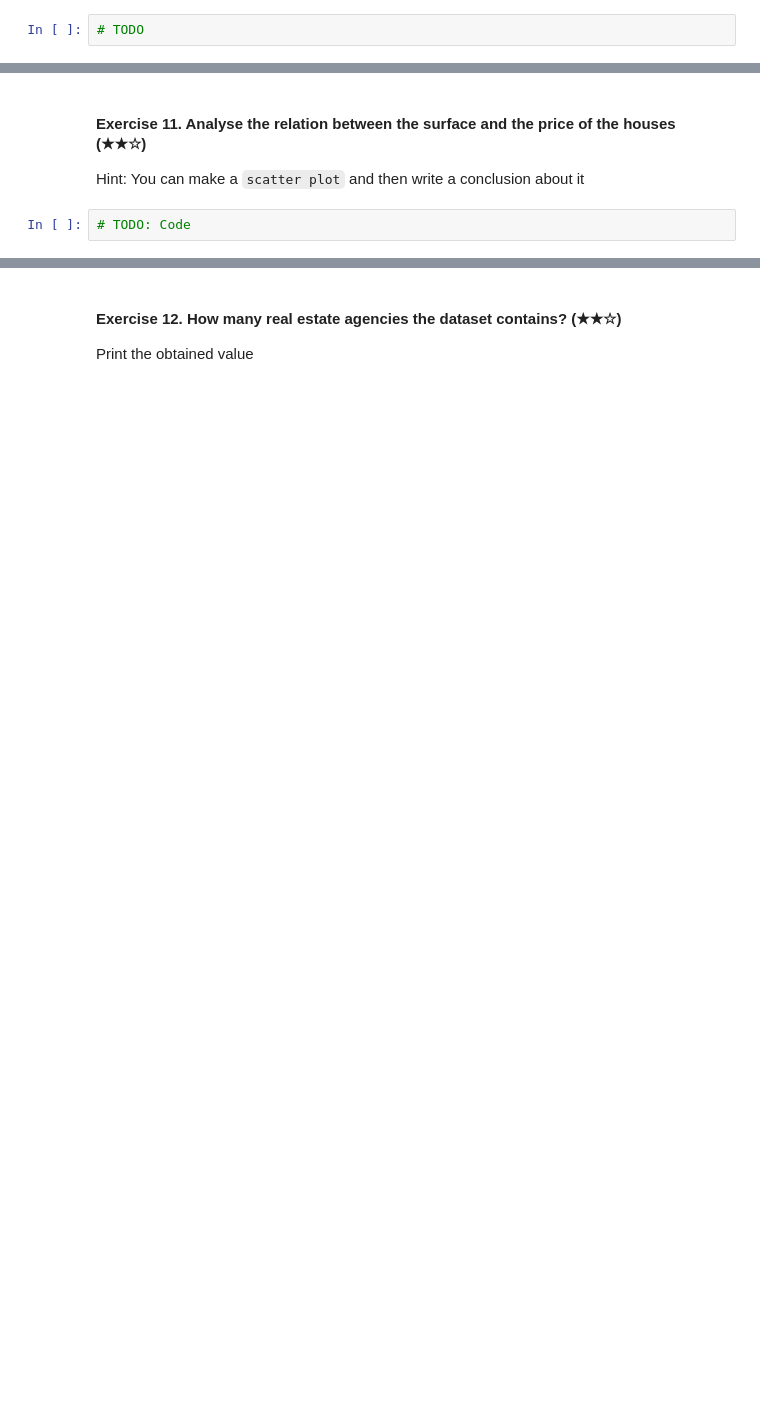
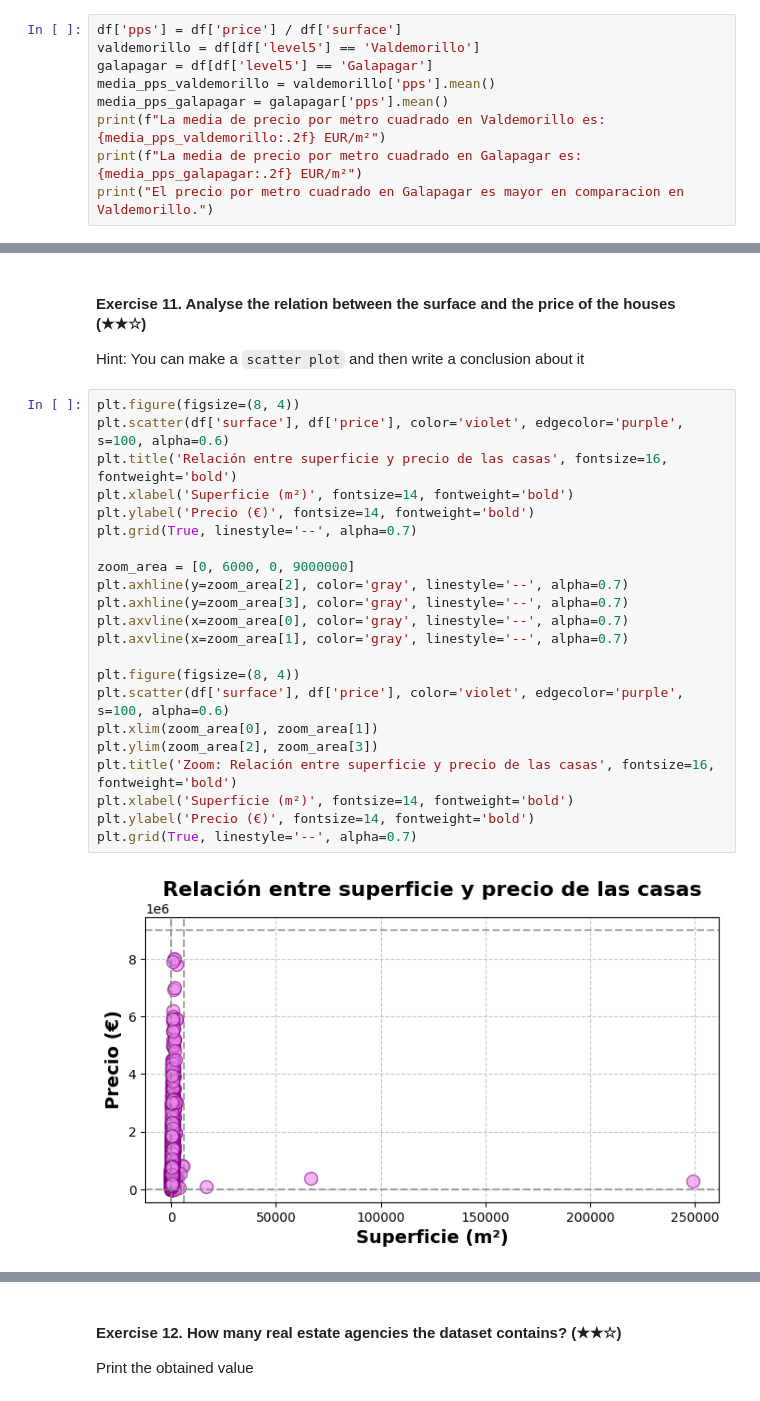
Before and after one commit to Indreeky/realestate-datacleanup-exercise, a Jupyter notebook: project.ipynb, the cells around one changed output, grey strips where cells are left out. Saved outputs shown, nothing was run; the diff lists cells and outputs as text; blank space fills up the shorter version.

```diff
--- a/project.ipynb
+++ b/project.ipynb
@@ -132,4 +187,11 @@ Print the both average prices and then write a conclusion about
 
 Hint: Create a new column called `pps` (price per square) and then analyse the values
 # %%
-# TODO
+df['pps'] = df['price'] / df['surface']
+valdemorillo = df[df['level5'] == 'Valdemorillo']
+galapagar = df[df['level5'] == 'Galapagar']
+media_pps_valdemorillo = valdemorillo['pps'].mean()
+media_pps_galapagar = galapagar['pps'].mean()
+print(f"La media de precio por metro cuadrado en Valdemorillo es: {media_pps_valdemorillo:.2f} EUR/m²")
+print(f"La media de precio por metro cuadrado en Galapagar es: {media_pps_galapagar:.2f} EUR/m²")
+print("El precio por metro cuadrado en Galapagar es mayor en comparacion en Valdemorillo.")
@@ -137,5 +203,27 @@ Hint: Create a new column called `pps` (price per square) and then analyse the v
 #### Exercise 11. Analyse the relation between the surface and the price of the houses (★★☆)
 
 Hint: You can make a `scatter plot` and then write a conclusion about it
-# %%
-# TODO: Code
+# %%
+plt.figure(figsize=(8, 4))
+plt.scatter(df['surface'], df['price'], color='violet', edgecolor='purple', s=100, alpha=0.6)
+plt.title('Relación entre superficie y precio de las casas', fontsize=16, fontweight='bold')
+plt.xlabel('Superficie (m²)', fontsize=14, fontweight='bold')
+plt.ylabel('Precio (€)', fontsize=14, fontweight='bold')
+plt.grid(True, linestyle='--', alpha=0.7)
+
+zoom_area = [0, 6000, 0, 9000000]
+plt.axhline(y=zoom_area[2], color='gray', linestyle='--', alpha=0.7)
+plt.axhline(y=zoom_area[3], color='gray', linestyle='--', alpha=0.7)
+plt.axvline(x=zoom_area[0], color='gray', linestyle='--', alpha=0.7)
+plt.axvline(x=zoom_area[1], color='gray', linestyle='--', alpha=0.7)
+
+plt.figure(figsize=(8, 4))
+plt.scatter(df['surface'], df['price'], color='violet', edgecolor='purple', s=100, alpha=0.6)
+plt.xlim(zoom_area[0], zoom_area[1])
+plt.ylim(zoom_area[2], zoom_area[3])
+plt.title('Zoom: Relación entre superficie y precio de las casas', fontsize=16, fontweight='bold')
+plt.xlabel('Superficie (m²)', fontsize=14, fontweight='bold')
+plt.ylabel('Precio (€)', fontsize=14, fontweight='bold')
+plt.grid(True, linestyle='--', alpha=0.7)
+# %% [output]
+[figure, added]
```
Also changed, not shown: parts of 30 cells of this notebook.
